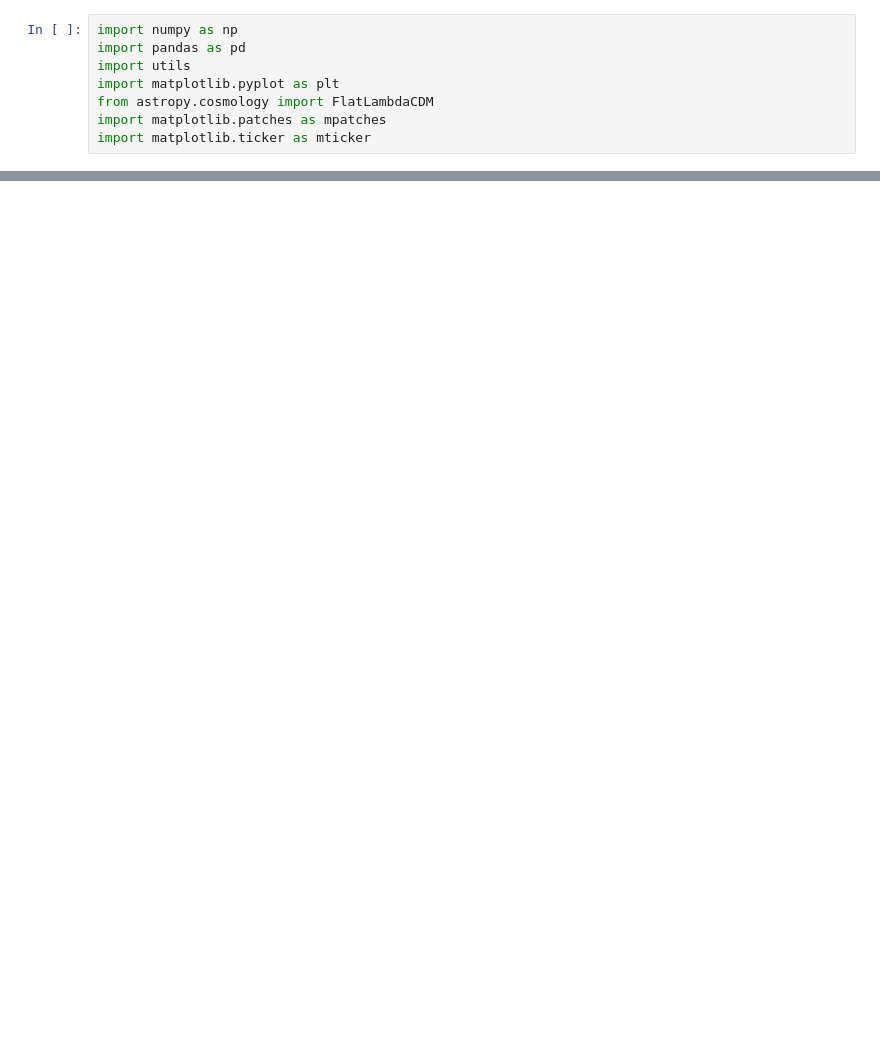
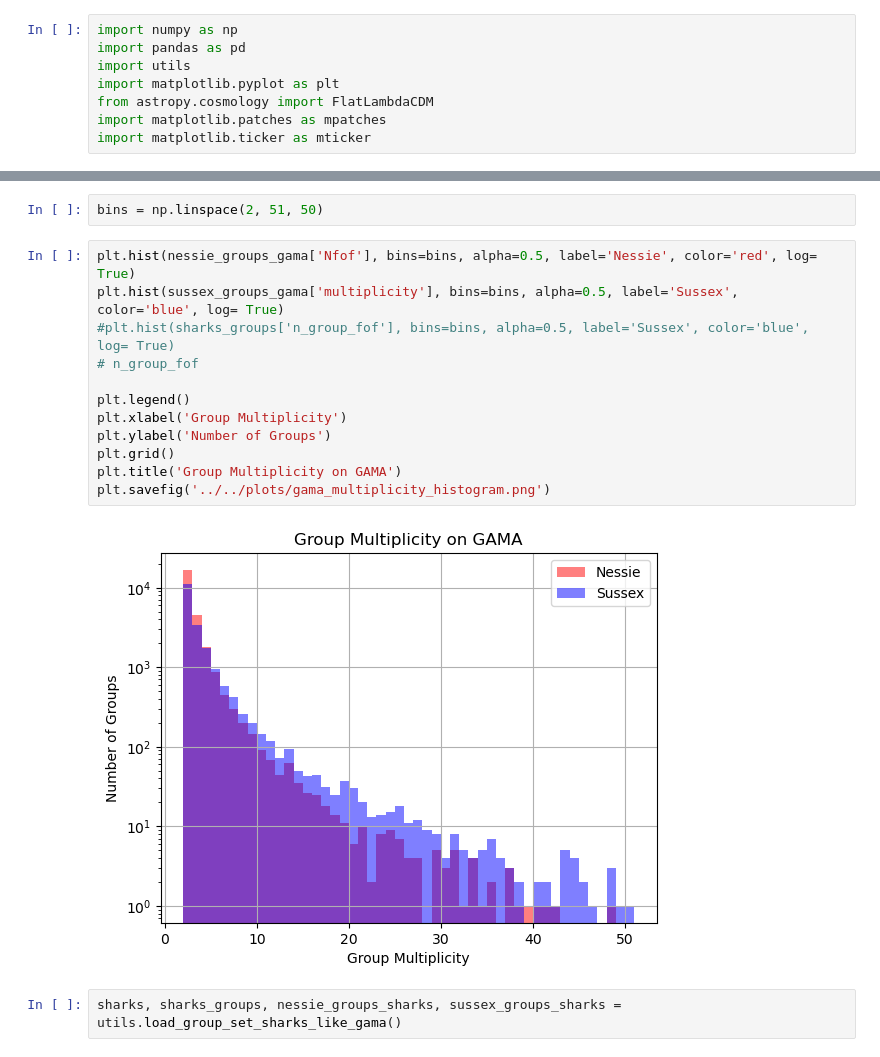
Before and after one commit to sampsussex/groupfinding_comparisons, a Jupyter notebook: src/groupfinder_comparison/gama_plots.ipynb, the cells around one changed output, grey strips where cells are left out. Saved outputs shown, nothing was run; the diff lists cells and outputs as text; blank space fills up the shorter version.

```diff
--- a/src/groupfinder_comparison/gama_plots.ipynb
+++ b/src/groupfinder_comparison/gama_plots.ipynb
@@ -359,0 +23,18 @@ def overlay_wedge_catalogs(
+# %%
+bins = np.linspace(2, 51, 50)
+# %%
+plt.hist(nessie_groups_gama['Nfof'], bins=bins, alpha=0.5, label='Nessie', color='red', log= True)
+plt.hist(sussex_groups_gama['multiplicity'], bins=bins, alpha=0.5, label='Sussex', color='blue', log= True)
+#plt.hist(sharks_groups['n_group_fof'], bins=bins, alpha=0.5, label='Sussex', color='blue', log= True)
+# n_group_fof
+
+plt.legend()
+plt.xlabel('Group Multiplicity')
+plt.ylabel('Number of Groups')
+plt.grid()
+plt.title('Group Multiplicity on GAMA')
+plt.savefig('../../plots/gama_multiplicity_histogram.png')
+# %% [output]
+[figure, added]
+# %%
+sharks, sharks_groups, nessie_groups_sharks, sussex_groups_sharks = utils.load_group_set_sharks_like_gama()
```
Also changed, not shown: parts of 13 cells of this notebook, 9 other files.
